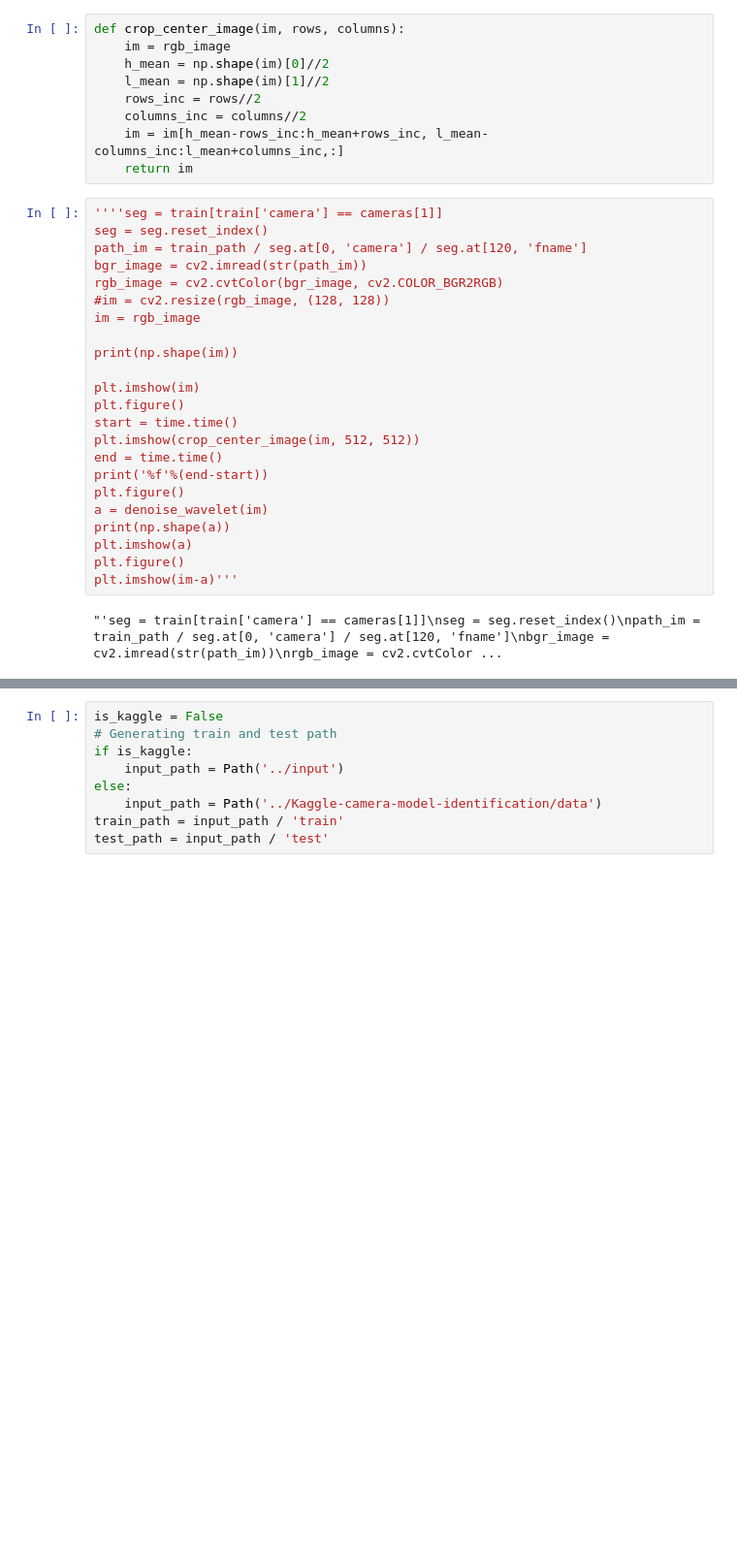
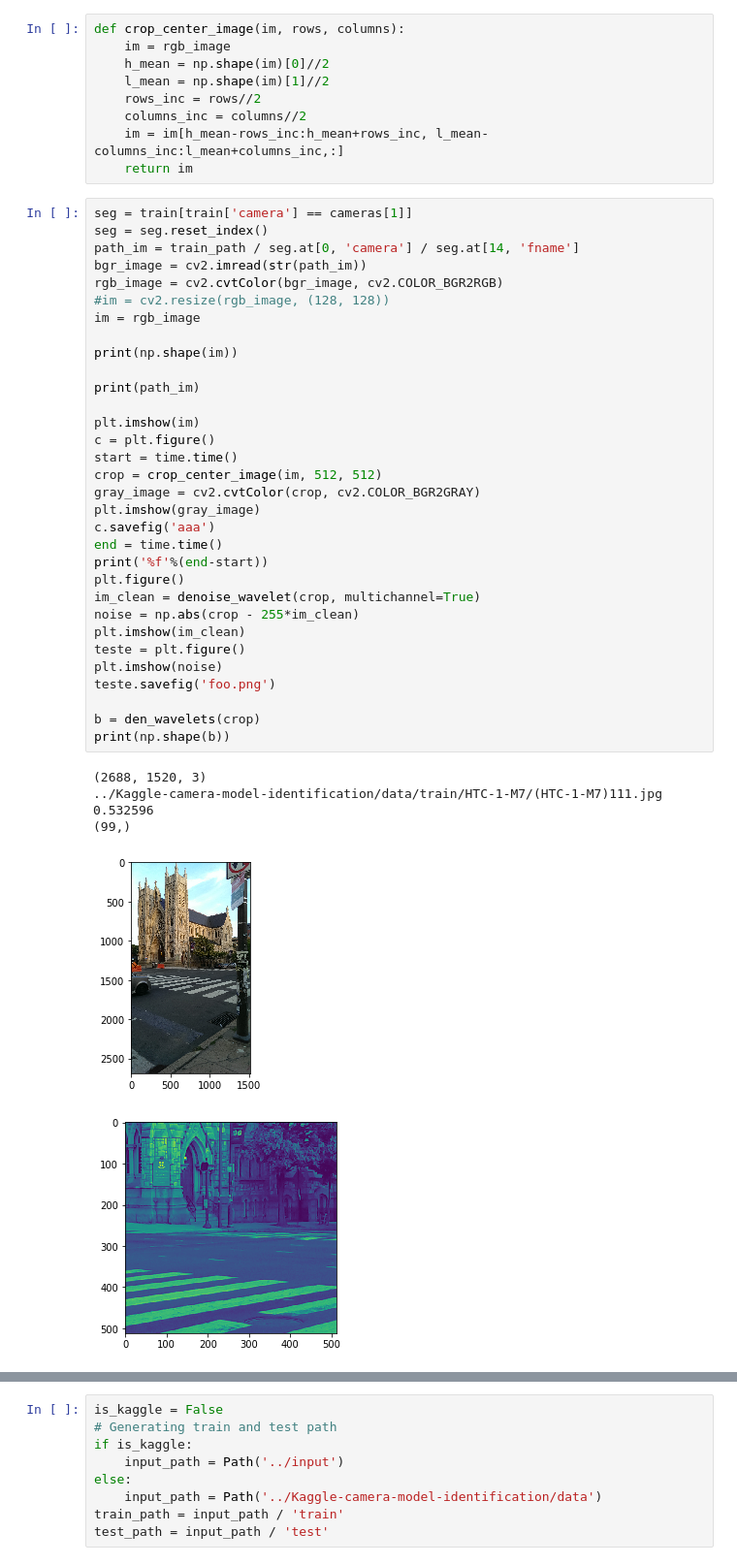
Before and after one commit to osvaldoxdjr/Kaggle-camera-model-identification, a Jupyter notebook: camera_classifier.ipynb, the cells around one changed output, grey strips where cells are left out. Shown at 97% size. Saved outputs shown, nothing was run; the diff lists cells and outputs as text; blank space fills up the shorter version.

```diff
--- a/camera_classifier.ipynb
+++ b/camera_classifier.ipynb
@@ -55,27 +58,41 @@ def crop_center_image(im, rows, columns):
     im = im[h_mean-rows_inc:h_mean+rows_inc, l_mean-columns_inc:l_mean+columns_inc,:]
     return im
 # %%
-''''seg = train[train['camera'] == cameras[1]]
+seg = train[train['camera'] == cameras[1]]
 seg = seg.reset_index()
-path_im = train_path / seg.at[0, 'camera'] / seg.at[120, 'fname']
+path_im = train_path / seg.at[0, 'camera'] / seg.at[14, 'fname']
 bgr_image = cv2.imread(str(path_im))
 rgb_image = cv2.cvtColor(bgr_image, cv2.COLOR_BGR2RGB)
 #im = cv2.resize(rgb_image, (128, 128))
 im = rgb_image
 
 print(np.shape(im))
 
+print(path_im)
+
 plt.imshow(im)
-plt.figure()
+c = plt.figure()
 start = time.time()
-plt.imshow(crop_center_image(im, 512, 512))
+crop = crop_center_image(im, 512, 512)
+gray_image = cv2.cvtColor(crop, cv2.COLOR_BGR2GRAY)
+plt.imshow(gray_image)
+c.savefig('aaa')
 end = time.time()
 print('%f'%(end-start))
 plt.figure()
-a = denoise_wavelet(im)
-print(np.shape(a))
-plt.imshow(a)
-plt.figure()
-plt.imshow(im-a)'''
+im_clean = denoise_wavelet(crop, multichannel=True)
+noise = np.abs(crop - 255*im_clean)
+plt.imshow(im_clean)
+teste = plt.figure()
+plt.imshow(noise)
+teste.savefig('foo.png')
+
+b = den_wavelets(crop)
+print(np.shape(b))
 # %% [output]
-"'seg = train[train['camera'] == cameras[1]]\nseg = seg.reset_index()\npath_im = train_path / seg.at[0, 'camera'] / seg.at[120, 'fname']\nbgr_image = cv2.imread(str(path_im))\nrgb_image = cv2.cvtColor ...
+(2688, 1520, 3)
+../Kaggle-camera-model-identification/data/train/HTC-1-M7/(HTC-1-M7)111.jpg
+0.532596
+(99,)
+[figure, added]
+[figure, added]
```
Also changed, not shown: parts of 9 cells of this notebook.
